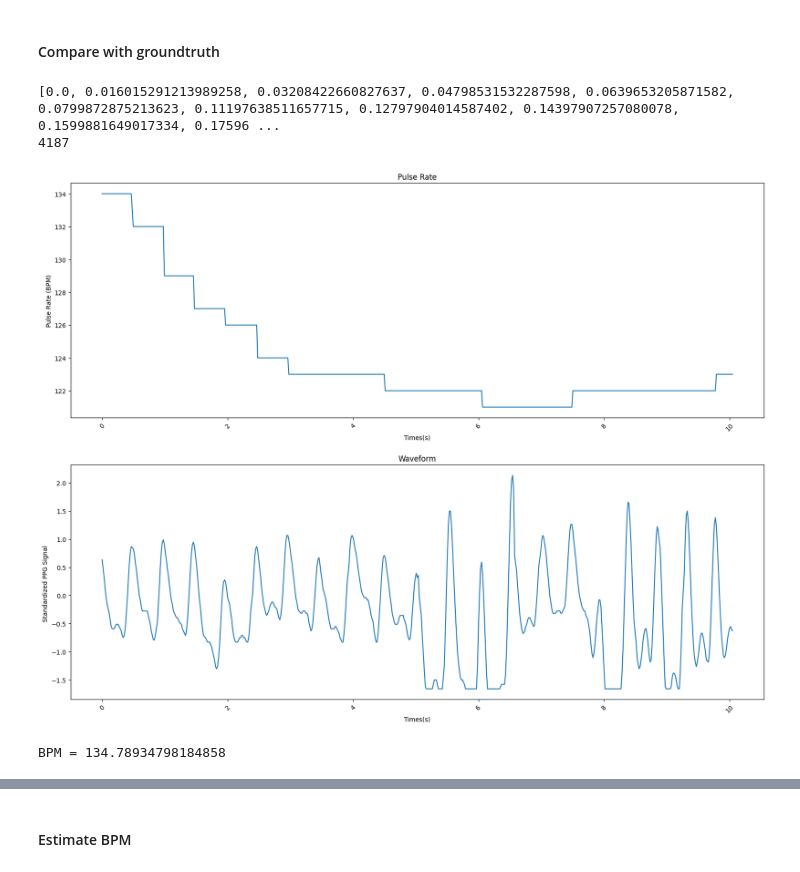
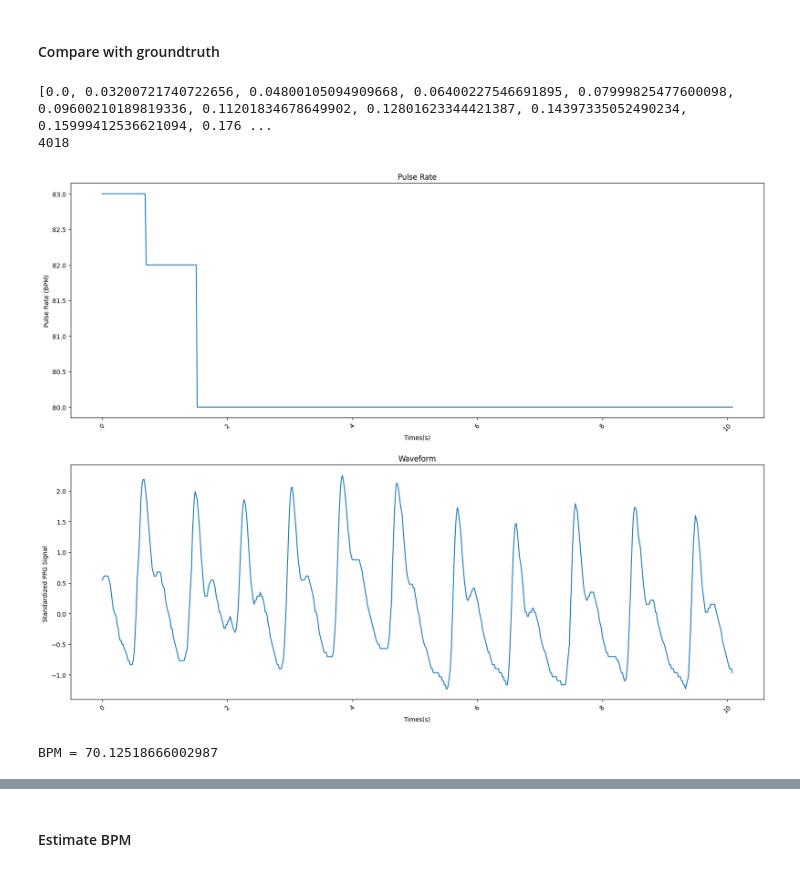
Before and after one commit to Ren1100/remote-PPG, a Jupyter notebook: test.ipynb, the cells around one changed output, grey strips where cells are left out. Cells and saved outputs as stored; diff of their text form; code cells hidden in the pictures.

```diff
--- a/test.ipynb
+++ b/test.ipynb
@@ -977,7 +977,7 @@ Shape of GRGB_signals: (2108,)
 import json
 from matplotlib.ticker import MaxNLocator
 
-gt_path = dataset_path + subject_name +'/07-02.json'
+gt_path = dataset_path + subject_name +'/01-01.json'
 
 with open (gt_path, 'r') as file:
     data = json.load(file)
@@ -1018,37 +1018,37 @@ plt.figure(figsize=(20,15))
 # plt.gca().xaxis.set_major_locator(MaxNLocator(integer=True, nbins=10))  # Set the number of x-ticks to 10
 # plt.xticks(rotation=45)  # Rotate labels for better readability
 # plt.show()
 
 #plotting against converted timestamps
 # Plot pulse rate
 plt.subplot(2, 1, 1)
 plt.plot(oxymeter_durations[:600], pulseRate[:600])
 plt.gca().xaxis.set_major_locator(MaxNLocator(integer=True, nbins=10))  # Set number of x-ticks to 10
 plt.xticks(rotation=45)  # Rotate labels for better readability
 plt.title("Pulse Rate")
 plt.xlabel("Times(s)")  # Label x-axis
 plt.ylabel("Pulse Rate (BPM)")  # Label y-axis with unit
 
 # Plot waveform
 plt.subplot(2, 1, 2)
 plt.plot(oxymeter_durations[:600], waveform[:600])
 plt.gca().xaxis.set_major_locator(MaxNLocator(integer=True, nbins=10))  # Set number of x-ticks to 10
 plt.xticks(rotation=45)  # Rotate labels for better readability
 plt.title("Waveform")
 plt.xlabel("Times(s)")  # Label x-axis
 plt.ylabel("Standardized PPG Signal ")  # Label y-axis with unit
 plt.show()
 
 print(f"BPM = {np.mean(pulseRate)}")
 # print(len(timestamps_package))
 # print(len(frame_package))
 # print(len(timestamps))
 # print(len(frame))
 # %% [output]
-[0.0, 0.016015291213989258, 0.03208422660827637, 0.04798531532287598, 0.0639653205871582, 0.0799872875213623, 0.11197638511657715, 0.12797904014587402, 0.14397907257080078, 0.1599881649017334, 0.17596 ...
-4187
+[0.0, 0.03200721740722656, 0.04800105094909668, 0.06400227546691895, 0.07999825477600098, 0.09600210189819336, 0.11201834678649902, 0.12801623344421387, 0.14397335052490234, 0.15999412536621094, 0.176 ...
+4018
-[figure, old version]
+[figure, new version]
-BPM = 134.78934798184858
+BPM = 70.12518666002987
 # %%
 import numpy as np
 import matplotlib.pyplot as plt
```
Also changed, not shown: parts of 8 cells of this notebook, 2 other files.
